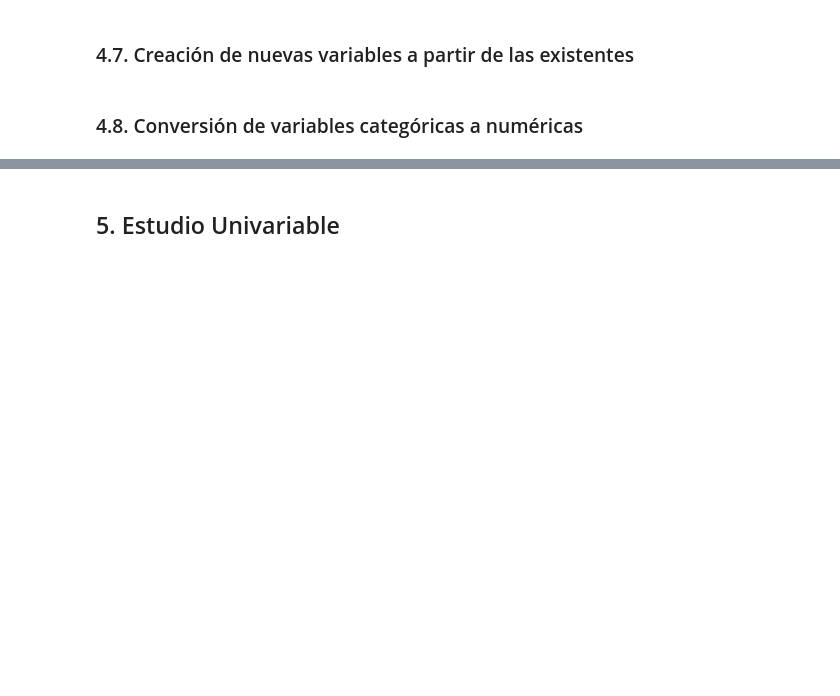
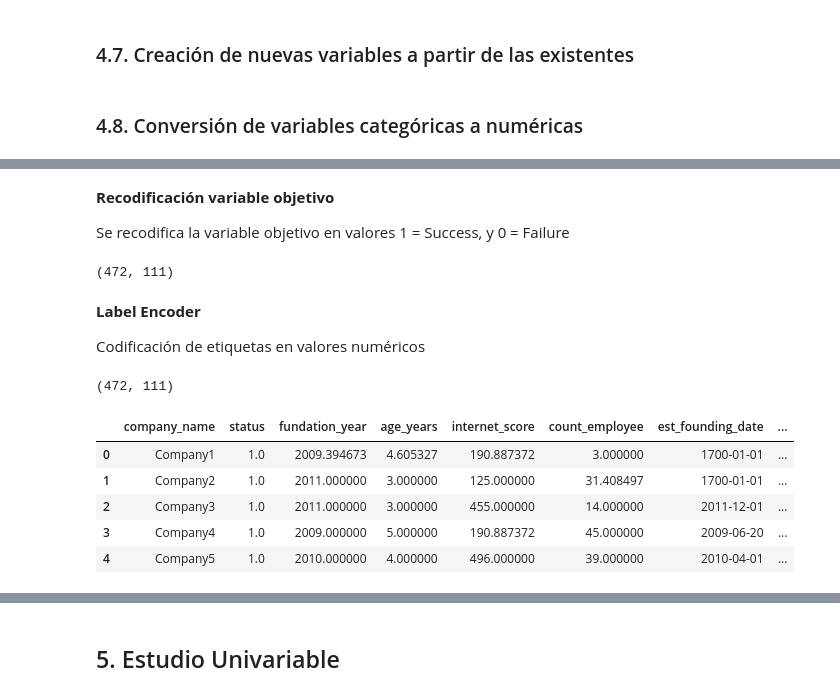
Before and after one commit to Cmarinoc/TFM_Startups, a Jupyter notebook: depuracion_empresas.ipynb, the cells around one changed output, grey strips where cells are left out. Drawn from its saved outputs; the diff is of its cells as text; code cells hidden in the pictures; blank space fills up the shorter version.

Commit message:
categorical recode

```diff
--- a/depuracion_empresas.ipynb
+++ b/depuracion_empresas.ipynb
@@ -725,0 +722,38 @@ También, necesario convertir variable objetivo (Success/Failure) en numérica (
+# %% [markdown]
+**Recodificación variable objetivo**
+
+Se recodifica la variable objetivo en valores 1 = Success, y 0 = Failure
+# %%
+df_newfeatures['status'].replace(['Success'], 1, inplace = True)
+df_newfeatures['status'].replace(['Failed'], 0, inplace = True)
+df_newfeatures['status'] = df_newfeatures['status'].astype(float)
+df_newfeatures.shape
+# %% [output]
+(472, 111)
+# %% [markdown]
+**Label Encoder**
+
+Codificación de etiquetas en valores numéricos
+# %%
+# Seleccionamos sólo variables de tipo "object"
+df_only_cat = df_newfeatures.select_dtypes(include=[object]).drop(columns=['company_name'])
+
+# Codificación de categorías
+label_enc = LabelEncoder()
+df_recode = df_only_cat.apply(label_enc.fit_transform).astype(float)
+
+# Concatenamos con el resto de variables
+df_transf_le = pd.concat([df_newfeatures.drop(df_only_cat.columns, axis=1), df_recode], axis=1)
+# %%
+df_transf_le.shape
+# %% [output]
+(472, 111)
+# %%
+df_transf_le.head()
+# %% [output]
+|  | company_name | status | fundation_year | age_years | internet_score | count_employee | est_founding_date | ... |
+| 0 | Company1 | 1.0 | 2009.394673 | 4.605327 | 190.887372 | 3.000000 | 1700-01-01 | ... |
+| 1 | Company2 | 1.0 | 2011.000000 | 3.000000 | 125.000000 | 31.408497 | 1700-01-01 | ... |
+| 2 | Company3 | 1.0 | 2011.000000 | 3.000000 | 455.000000 | 14.000000 | 2011-12-01 | ... |
+| 3 | Company4 | 1.0 | 2009.000000 | 5.000000 | 190.887372 | 45.000000 | 2009-06-20 | ... |
+| 4 | Company5 | 1.0 | 2010.000000 | 4.000000 | 496.000000 | 39.000000 | 2010-04-01 | ... |
```
Also changed, not shown: parts of 31 cells of this notebook.
